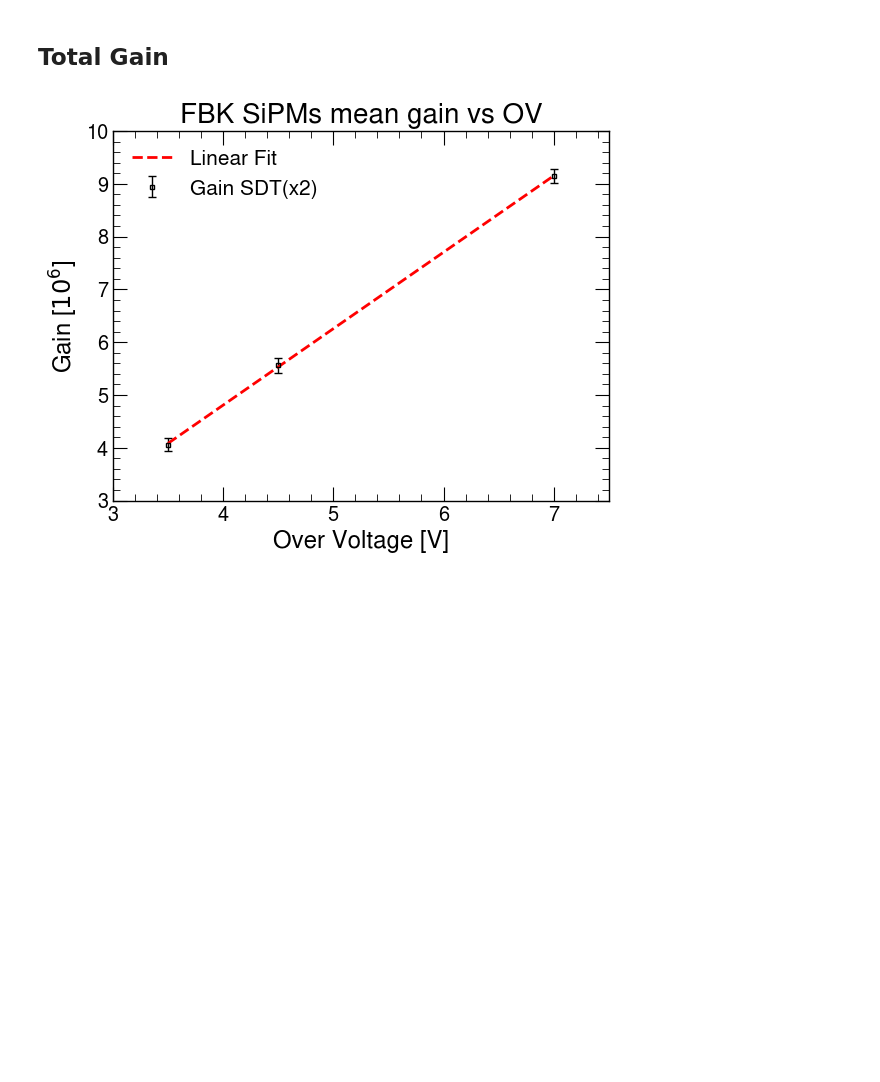
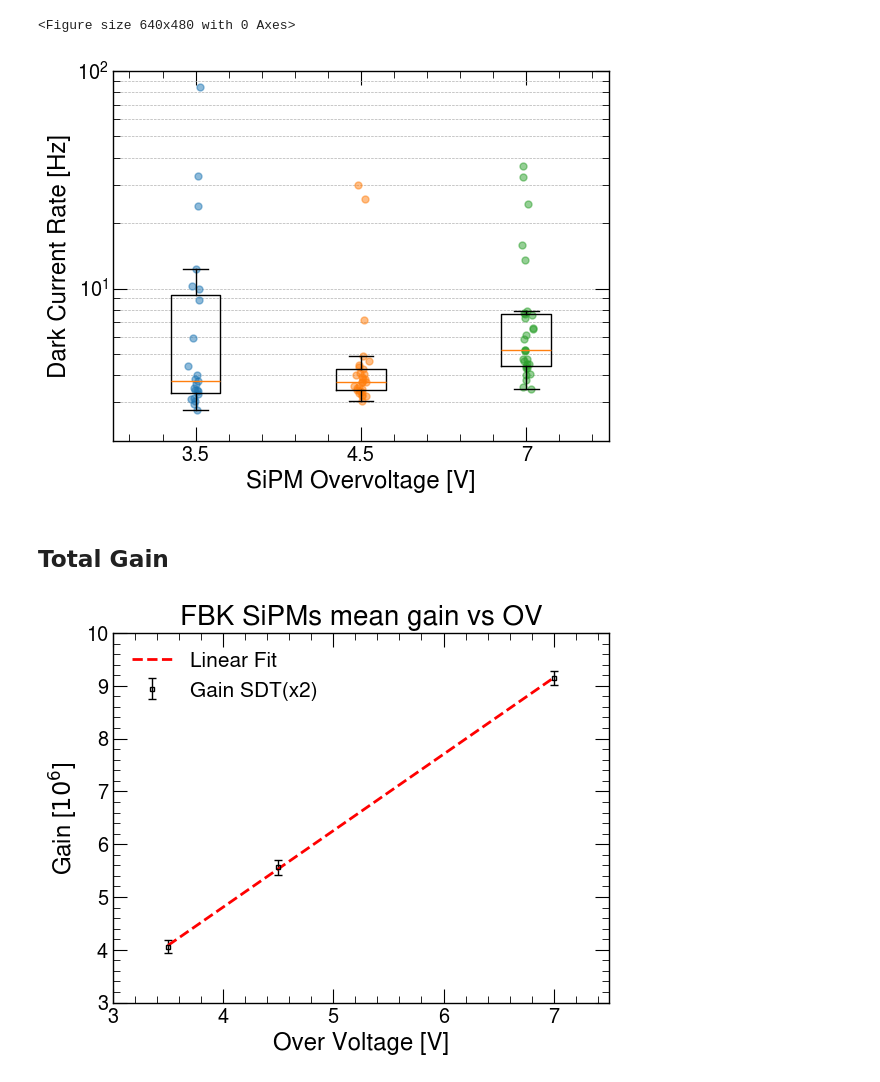
Before and after one commit to rodralva/DARK_CURRENT_FBK, a Jupyter notebook: final_plots.ipynb, the cells around one changed output. Cells and saved outputs as stored; diff of their text form; code cells hidden in the pictures; blank space fills up the shorter version.

```diff
--- a/final_plots.ipynb
+++ b/final_plots.ipynb
@@ -100,3 +101,55 @@ for ov,low_lim in zip(OVs,low_lims):
+# %%
+SiPM_side=6 #mm
+active_area=SiPM_side**2 #mm^2
+
+DC_times_Nev=pd.read_csv("DC_summary.csv") #in seconds
+
+plt.figure()
+
+colors=['red','blue','green']
+marker=['o','s','^']
+OVs=[3.5,4.5,7]
+
+rates=[]
+std=[]
+for OV in OVs:
+    filtered_dc_times_nev = DC_times_Nev[DC_times_Nev['OV'] == OV]
+
+    rate=filtered_dc_times_nev["N_events"]/filtered_dc_times_nev["duration"] #Hz
+    rates.append(rate.array)
+
+rates_mean=np.array([np.mean(rates[i] ) for i in range(len(rates))])
+rates_std=np.array([np.std(rates[i] ) for i in range(len(rates))])
+
+
+plt.figure()
+aux=[1,2,3]
+for rate,x in zip(rates,aux):
+    plt.plot(x*np.ones(len(rate))+np.random.normal(0, 0.02,len(rate)),rate,marker='o',markersize=5,linestyle='None',alpha=0.5)
+
+box=plt.boxplot(rates,showmeans=False,showfliers=False);
+
+plt.ylabel('Dark Current Rate [Hz]')
+# plt.setp(box['boxes'][0], color='green')
+# plt.setp(box['caps'][0], color='green')
+# plt.setp(box['whiskers'][0], color='green')
+
+# plt.setp(box['boxes']   [1], color='green')
+# plt.setp(box['caps']    [1], color='green')
+# plt.setp(box['whiskers'][1], color='green')
+
+# plt.setp(box['boxes']   [2], color='green')
+# plt.setp(box['caps']    [2], color='green')
+# plt.setp(box['whiskers'][2], color='green')
+
+plt.xticks([1,2,3], [3.5,4.5,7]) # x axis labels
+plt.xlabel('SiPM Overvoltage [V]')
+plt.ylim(2,100)
+plt.semilogy()
+plt.grid(True,which='both',axis='y')
+# %% [output]
+<Figure size 640x480 with 0 Axes>
+[figure, added]
 # %% [markdown]
 ## Total Gain
 # %%
```
Also changed, not shown: parts of 3 cells of this notebook, 4 other files.
